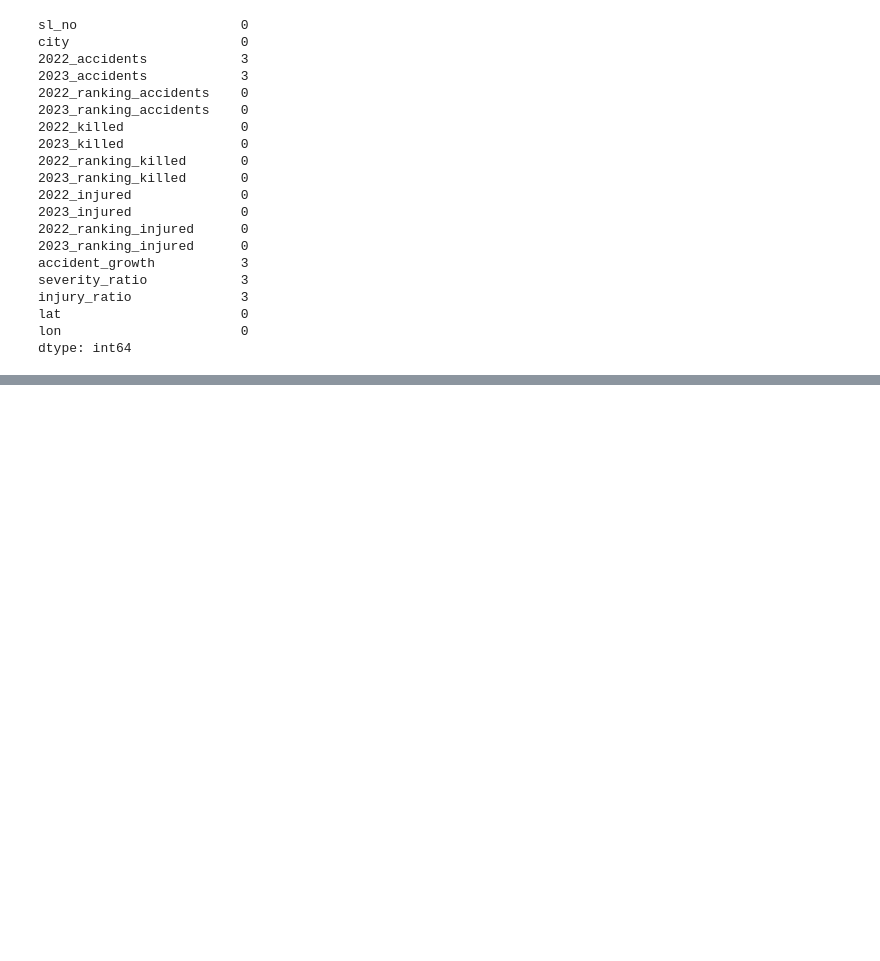
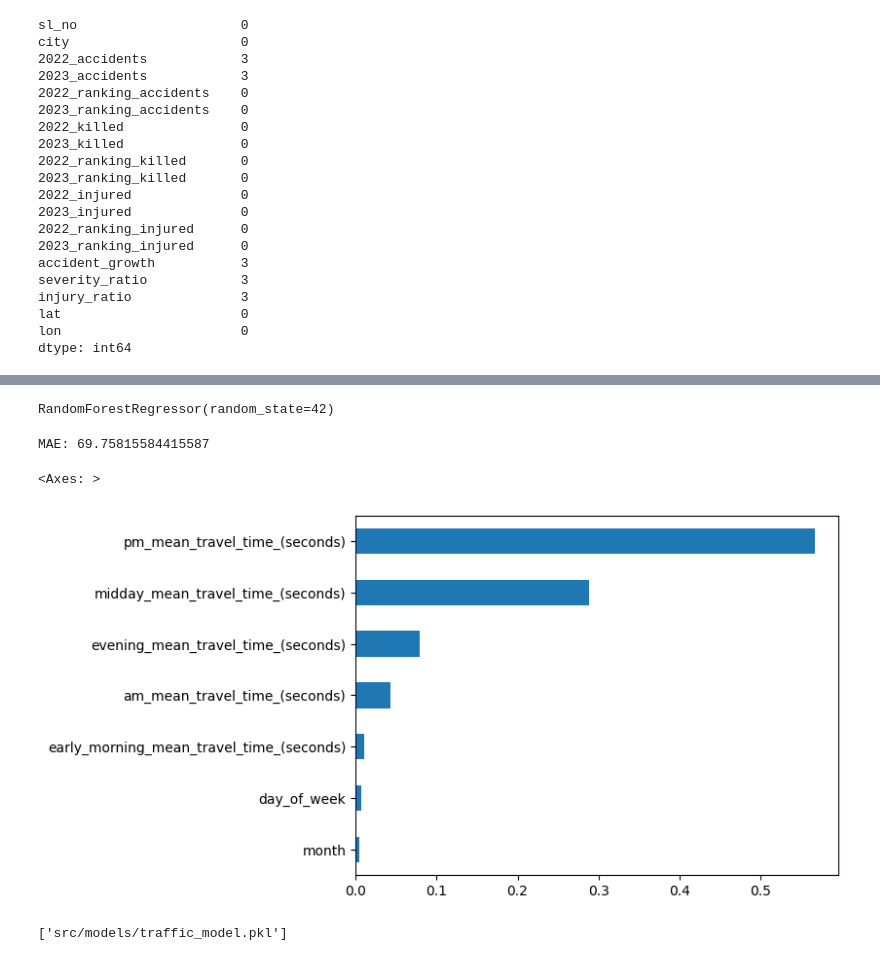
Before and after one commit to Ayush-Debnath/smart-traffic, a Jupyter notebook: notebooks/eda.ipynb, the cells around one changed output, grey strips where cells are left out. Cells and saved outputs as stored; diff of their text form; code cells hidden in the pictures; blank space fills up the shorter version.

Commit message:
Added traffic prediction and accident risk modeling

```diff
--- a/notebooks/eda.ipynb
+++ b/notebooks/eda.ipynb
@@ -253,3 +254,54 @@ for _, row in gdf.iterrows():
 map_india
 # %% [output]
 [interactive output not drawn]
+# %%
+features = [
+    'am_mean_travel_time_(seconds)',
+    'pm_mean_travel_time_(seconds)',
+    'midday_mean_travel_time_(seconds)',
+    'evening_mean_travel_time_(seconds)',
+    'early_morning_mean_travel_time_(seconds)',
+    'month',
+    'day_of_week'
+]
+
+target = 'daily_mean_travel_time_(seconds)'
+
+X = df_traffic[features]
+y = df_traffic[target]
+# %%
+from sklearn.model_selection import train_test_split
+
+X_train, X_test, y_train, y_test = train_test_split(
+    X, y, test_size=0.2, random_state=42
+)
+# %%
+from sklearn.ensemble import RandomForestRegressor
+
+model = RandomForestRegressor(n_estimators=100, random_state=42)
+
+model.fit(X_train, y_train)
+# %% [output]
+RandomForestRegressor(random_state=42)
+# %%
+from sklearn.metrics import mean_absolute_error
+
+preds = model.predict(X_test)
+
+mae = mean_absolute_error(y_test, preds)
+print("MAE:", mae)
+# %% [output]
+MAE: 69.75815584415587
+# %%
+import pandas as pd
+
+importance = pd.Series(model.feature_importances_, index=features)
+importance.sort_values().plot(kind='barh')
+# %% [output]
+<Axes: >
+[figure, added]
+# %%
+import joblib
+joblib.dump(model, "src/models/traffic_model.pkl")
+# %% [output]
+['src/models/traffic_model.pkl']
```
Also changed, not shown: parts of 1 cell of this notebook, 3 other files.
